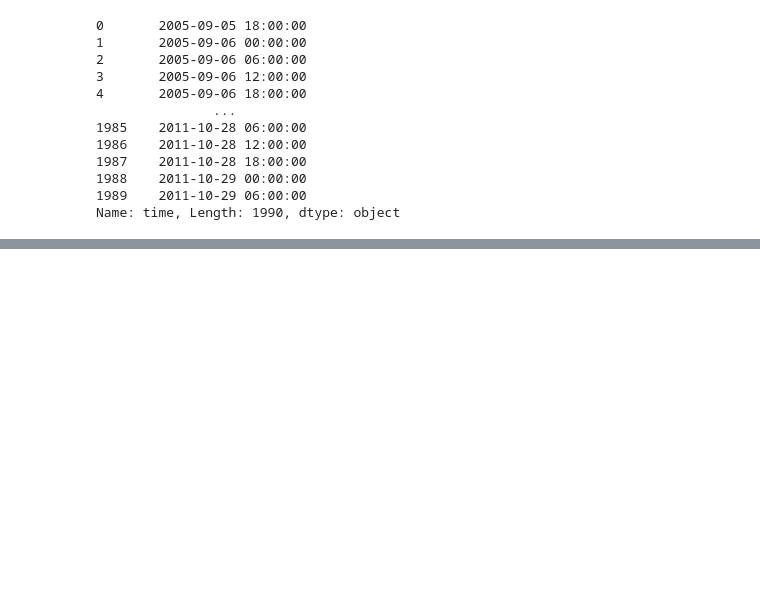
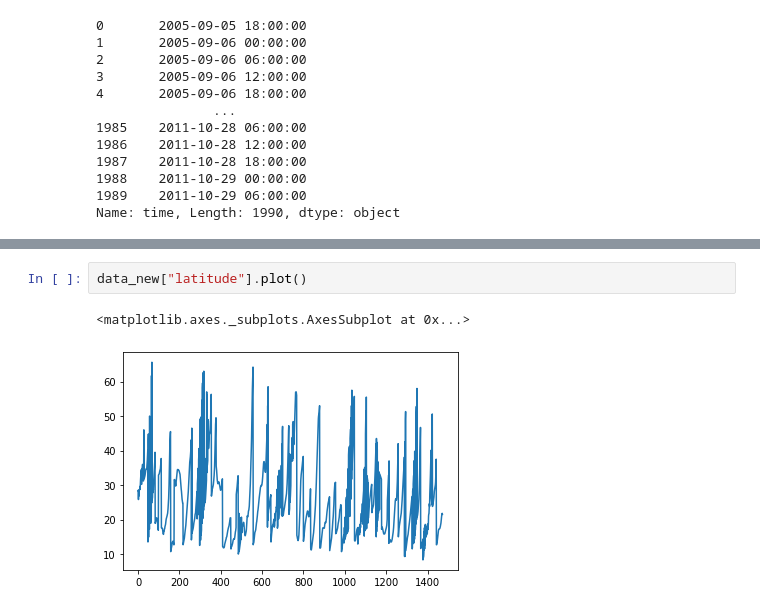
Before and after one commit to Monarene/Trajectory-Outlier-Detection, a Jupyter notebook: preprocessing/Implementing the new preprocessing algorithm.ipynb, the cells around one changed output, grey strips where cells are left out. Cells and saved outputs as stored; diff of their text form; blank space fills up the shorter version.

```diff
--- a/preprocessing/Implementing the new preprocessing algorithm.ipynb
+++ b/preprocessing/Implementing the new preprocessing algorithm.ipynb
@@ -122,0 +69,5 @@ ValueError: cannot reindex from a duplicate axis
+# %%
+data_new["latitude"].plot()
+# %% [output]
+<matplotlib.axes._subplots.AxesSubplot at 0x...>
+[figure, added]
```
Also changed, not shown: parts of 12 cells of this notebook, 15 other files.
